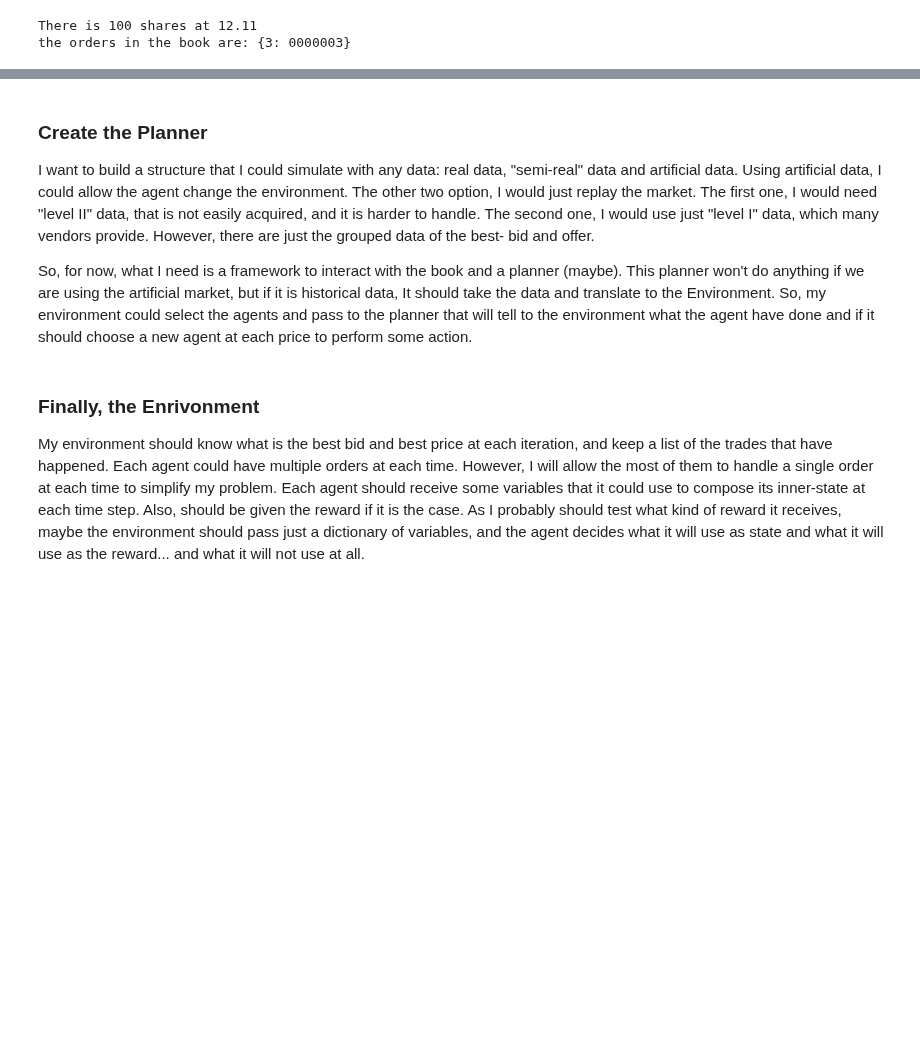
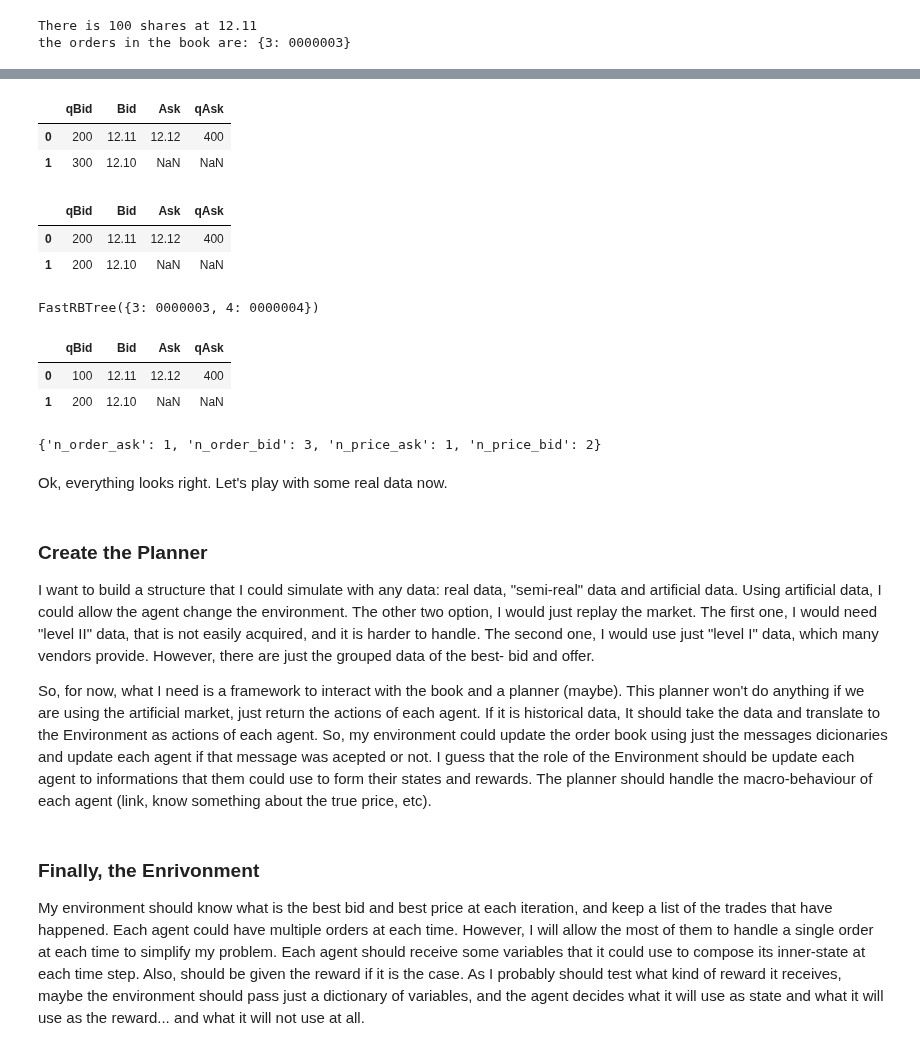
Before and after one commit to ucaiado/QLearning_Trading, a Jupyter notebook: building_the_envrironment.ipynb, the cells around one changed output, grey strips where cells are left out. Drawn from its saved outputs; the diff is of its cells as text; code cells hidden in the pictures; blank space fills up the shorter version.

Commit message:
feat and test: Finish the Order Book implementation

```diff
--- a/building_the_envrironment.ipynb
+++ b/building_the_envrironment.ipynb
@@ -665,0 +389,2 @@ class AskSide(BookSide):
+# %%
+my_book = book.LimitOrderBook('PETR4')
@@ -666,9 +476,49 @@ class AskSide(BookSide):
+# %%
+# include several orders
+my_book.update(d_msg0)
+my_book.update(d_msg1)
+my_book.update(d_msg2)
+my_book.update(d_msg3)
+my_book.update(d_msg4)
+my_book.get_n_top_prices(5)
+# %% [output]
+|  | qBid | Bid | Ask | qAsk |
+| 0 | 200 | 12.11 | 12.12 | 400 |
+| 1 | 300 | 12.10 | NaN | NaN |
+# %%
+# test cancelation
+my_book.update(d_msg5)
+my_book.get_n_top_prices(5)
+# %% [output]
+|  | qBid | Bid | Ask | qAsk |
+| 0 | 200 | 12.11 | 12.12 | 400 |
+| 1 | 200 | 12.10 | NaN | NaN |
+# %%
+# checking if the order of Ids are OK
+x = my_book.book_bid.price_tree.get(12.10)
+x.order_tree
+# %% [output]
+FastRBTree({3: 0000003, 4: 0000004})
+# %%
+# test a trade
+my_book.update(d_msg6)
+my_book.get_n_top_prices(5)
+# %% [output]
+|  | qBid | Bid | Ask | qAsk |
+| 0 | 100 | 12.11 | 12.12 | 400 |
+| 1 | 200 | 12.10 | NaN | NaN |
+# %%
+my_book.get_basic_stats()
+# %% [output]
+{'n_order_ask': 1, 'n_order_bid': 3, 'n_price_ask': 1, 'n_price_bid': 2}
+# %% [markdown]
+Ok, everything looks right. Let's play with some real data now.
 # %% [markdown]
 ### Create the Planner
 
 I want to build a structure that I could simulate with any data: real data, "semi-real" data and artificial data. Using artificial data, I could allow the agent change the environment. The other two option, I would just replay the market. The first one, I would need "level II" data, that is not easily acquired, and it is harder to handle. The second one, I would use just "level I" data, which many vendors provide. However, there are just the grouped data of the best- bid and offer.
 
-So, for now, what I need is a framework to interact with the book and a planner (maybe). This planner won't do anything if we are using the artificial market, but if it is historical data, It should take the data and translate to the Environment. So, my environment could select the agents and pass to the planner that will tell to the environment what the agent have done and if it should choose a new agent at each price to perform some action.
+So, for now, what I need is a framework to interact with the book and a planner (maybe). This planner won't do anything if we are using the artificial market, just return the actions of each agent. If it is historical data, It should take the data and translate to the Environment as actions of each agent. So, my environment could update the order book using just the messages dicionaries and update each agent if that message was acepted or not. I guess that the role of the Environment should be update each agent to informations that them could use to form their states and rewards. The planner should handle the macro-behaviour of each agent (link, know something about the true price, etc).
 # %% [markdown]
 ### Finally, the Enrivonment
 
```
Also changed, not shown: parts of 7 cells of this notebook, 1 other file.
